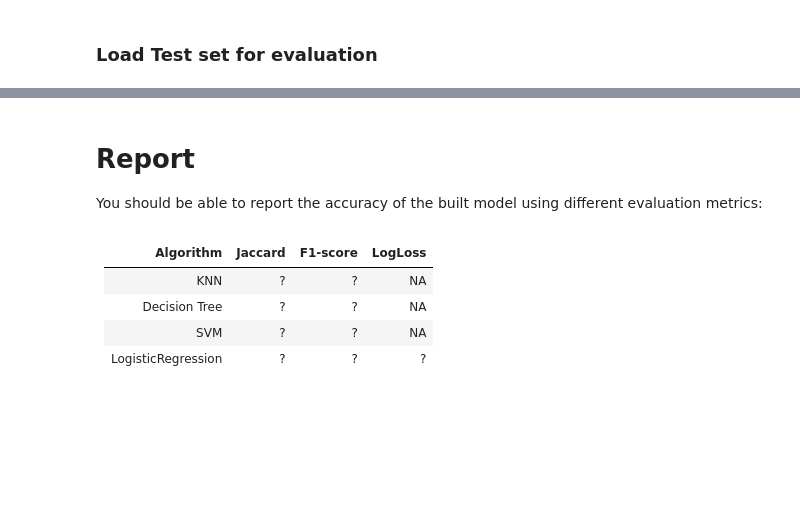
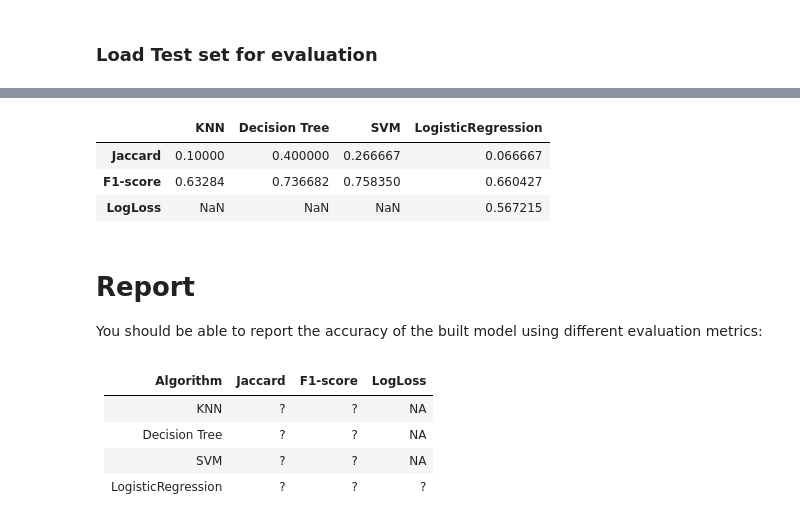
Before and after one commit to jjslee/WatsonStudio, a Jupyter notebook: Final Assignment.ipynb, the cells around one changed output, grey strips where cells are left out. Drawn from its saved outputs; the diff is of its cells as text; code cells hidden in the pictures; blank space fills up the shorter version.

```diff
--- a/Final Assignment.ipynb
+++ b/Final Assignment.ipynb
@@ -307,0 +618,16 @@ test_df.head()
+# %%
+# SVM
+
+# Prediction
+yhat_SVM = clf.predict(X_testset)
+yhat_SVM_adj = pd.DataFrame(yhat_SVM)[0].replace(to_replace=['PAIDOFF','COLLECTION'], value=[0,1])
+
+# Evaluation
+jaccard = jaccard_score(y_testset_adj, yhat_SVM_adj)
+f1 = f1_score(y_testset, yhat_SVM, average='weighted')
+df_SVM = pd.DataFrame([jaccard,f1],index=['Jaccard','F1-score'],columns=['SVM'])
+df_final = pd.concat([df_final, df_SVM], axis=1)
+
+print("SVM's Jaccard Score: ", jaccard_SVM )
+print("SVM's F1 Score: ", f1_SVM )
+pd.DataFrame(yhat_SVM).groupby([0])[0].value_counts()
@@ -307,0 +640,17 @@ test_df.head()
+# %%
+# Logistic Regression
+yhat_Log_prob = LR.predict_proba(X_testset)
+yhat_Log = LR.predict(X_testset)
+yhat_Log_adj = pd.DataFrame(yhat_Log)[0].replace(to_replace=['PAIDOFF','COLLECTION'], value=[0,1])
+
+# Evaluation
+jaccard = jaccard_score(y_testset_adj, yhat_Log_adj)
+f1 = f1_score(y_testset, yhat_Log, average='weighted')
+logloss = log_loss(y_testset, yhat_Log_prob)
+df_log = pd.DataFrame([jaccard,f1,logloss],index=['Jaccard','F1-score','LogLoss'],columns=['LogisticRegression'])
+df_final = pd.concat([df_final, df_log], axis=1)
+
+print("Logistic Regression's Jaccard Score: ", jaccard_log )
+print("Logistic Regression's F1 Score: ", f1_log )
+print("Logistic Regression's LogLoss Score: ", logloss_log )
+pd.DataFrame(yhat_Log).groupby([0])[0].value_counts()
@@ -308,3 +664,11 @@ test_df.head()
+# %%
+# Final summary report
+df_final
+# %% [output]
+|  | KNN | Decision Tree | SVM | LogisticRegression |
+| Jaccard | 0.10000 | 0.400000 | 0.266667 | 0.066667 |
+| F1-score | 0.63284 | 0.736682 | 0.758350 | 0.660427 |
+| LogLoss | NaN | NaN | NaN | 0.567215 |
 # %% [markdown]
 # Report
 You should be able to report the accuracy of the built model using different evaluation metrics:
```
Also changed, not shown: parts of 36 cells of this notebook.
